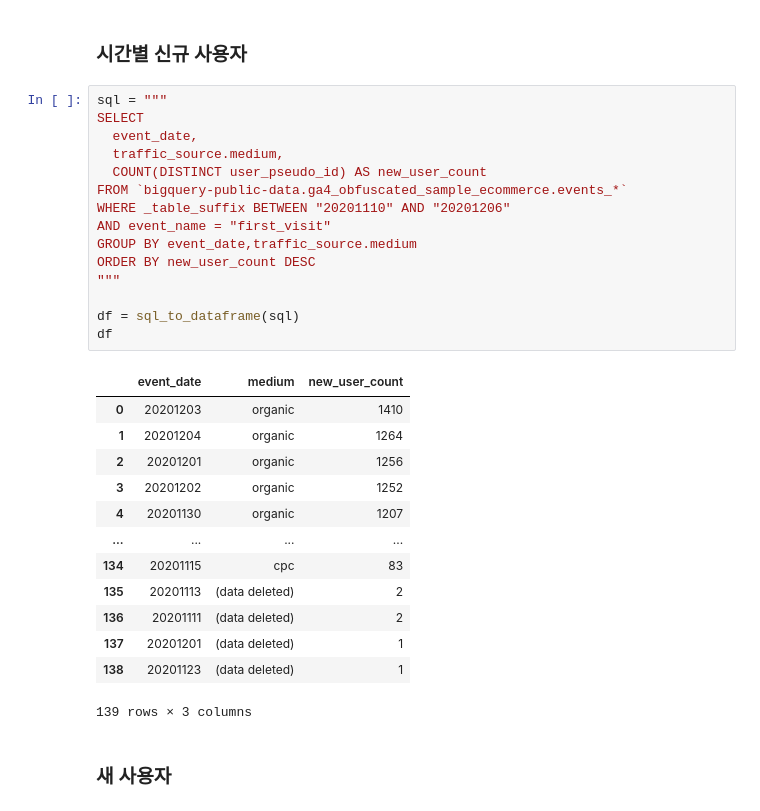
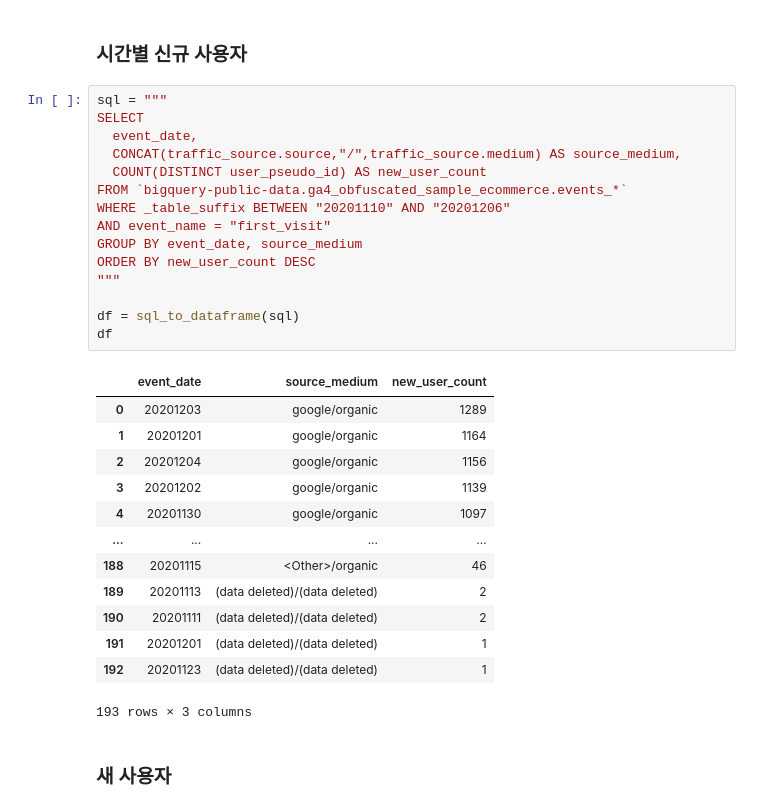
Before and after one commit to wbin0718/google_analytics_dashboard, a Jupyter notebook: google_analytics_dashboard_5.ipynb, the cells around one changed output. Cells and saved outputs as stored; diff of their text form.

```diff
--- a/google_analytics_dashboard_5.ipynb
+++ b/google_analytics_dashboard_5.ipynb
@@ -29,32 +29,32 @@ def sql_to_dataframe(sql:str) -> pd.DataFrame:
 # %%
 sql = """
 SELECT
   event_date,
-  traffic_source.medium,
+  CONCAT(traffic_source.source,"/",traffic_source.medium) AS source_medium,
   COUNT(DISTINCT user_pseudo_id) AS new_user_count
 FROM `bigquery-public-data.ga4_obfuscated_sample_ecommerce.events_*`
 WHERE _table_suffix BETWEEN "20201110" AND "20201206"
 AND event_name = "first_visit"
-GROUP BY event_date,traffic_source.medium
+GROUP BY event_date, source_medium
 ORDER BY new_user_count DESC
 """
 
 df = sql_to_dataframe(sql)
 df
 # %% [output]
-|  | event_date | medium | new_user_count |
-| 0 | 20201203 | organic | 1410 |
-| 1 | 20201204 | organic | 1264 |
-| 2 | 20201201 | organic | 1256 |
-| 3 | 20201202 | organic | 1252 |
-| 4 | 20201130 | organic | 1207 |
+|  | event_date | source_medium | new_user_count |
+| 0 | 20201203 | google/organic | 1289 |
+| 1 | 20201201 | google/organic | 1164 |
+| 2 | 20201204 | google/organic | 1156 |
+| 3 | 20201202 | google/organic | 1139 |
+| 4 | 20201130 | google/organic | 1097 |
 | ... | ... | ... | ... |
-| 134 | 20201115 | cpc | 83 |
-| 135 | 20201113 | (data deleted) | 2 |
-| 136 | 20201111 | (data deleted) | 2 |
-| 137 | 20201201 | (data deleted) | 1 |
-| 138 | 20201123 | (data deleted) | 1 |
+| 188 | 20201115 | <Other>/organic | 46 |
+| 189 | 20201113 | (data deleted)/(data deleted) | 2 |
+| 190 | 20201111 | (data deleted)/(data deleted) | 2 |
+| 191 | 20201201 | (data deleted)/(data deleted) | 1 |
+| 192 | 20201123 | (data deleted)/(data deleted) | 1 |
-139 rows × 3 columns
+193 rows × 3 columns
 # %% [markdown]
 ### 새 사용자
 # %%
```
Also changed, not shown: parts of 8 cells of this notebook.
